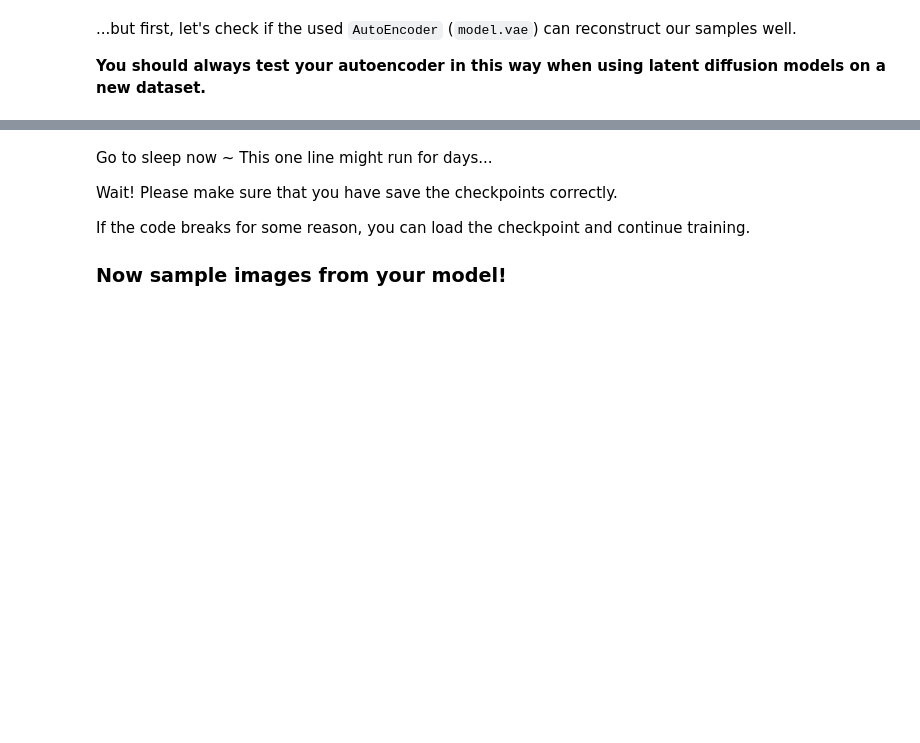
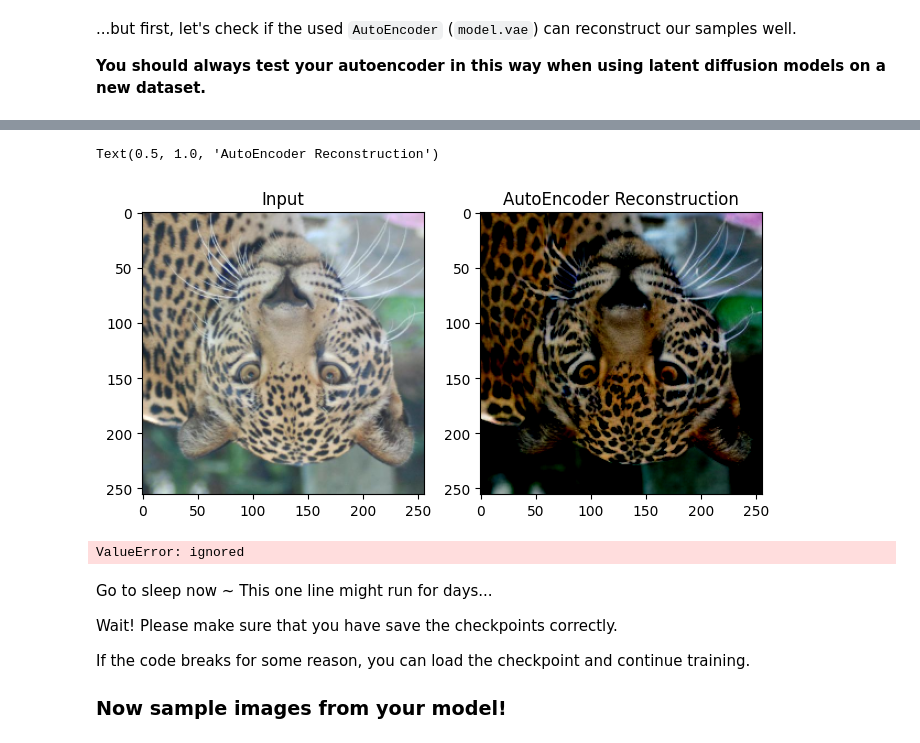
Before and after one commit to Tsingshanyuan/sast2023-cv, a Jupyter notebook: LatentDiffusion-colab.ipynb, the cells around one changed output, grey strips where cells are left out. Saved outputs shown, nothing was run; the diff lists cells and outputs as text; code cells hidden in the pictures; blank space fills up the shorter version.

```diff
--- a/LatentDiffusion-colab.ipynb
+++ b/LatentDiffusion-colab.ipynb
@@ -70,7 +52,7 @@ parser.add_argument("--save_freq", type=int, default=1, help="Save model every h
 parser.add_argument("--ddim_steps", type=int, default=50, help="DDIM timesteps")
 # TODO begin: Add arguments lr and batch_size. It's recommended to set default lr to 1e-4 and default batch_size to 8.
 parser.add_argument("--lr", type=float, default=1e-4, help="Learning rate")
-parser.add_argument("--batch_size", type=int, default=8, help="Batch size")
+parser.add_argument("--batch_size", type=int, default=16, help="Batch size")
 # TODO end
 args = parser.parse_args()
 seed_everything(args.seed)
@@ -161,13 +150,25 @@ img = train_dataset[0]
 # TODO begin: Show the example img and use vae to reconstruct it using matplotlib
 # Hint: plt.imshow
 # Challenge: What's the image shape here? Should you permute or unsqueeze it?
+# 图像的大小是 512x512 的 RGB 图像，则图像的形状应为 (3, 512, 512)。
+# 在使用 AutoEncoder 模型进行编码和解码时，我们需要将图像的形状从 (3, 512, 512)
+# 调整为 (1, 3, 512, 512)，以便将其传递给 AutoEncoder 模型。
+# 在显示图像时，由于 plt.imshow 方法期望的形状是 (H, W, C)，
+# 因此我们需要使用 permute 方法将图像的维度从 (1, 3, 512, 512) 调整为
+# (512, 512, 3)，以便将其传递给 plt.imshow 方法。
 plt.subplot(1,2,1)
 # Plot the original img here
+plt.imshow(img.permute(1,2,0))
 
 plt.title('Input')
 
 plt.subplot(1,2,2)
 # Plot the reconstructed img by `mode.vae` here
+with torch.no_grad():
+    z = model.vae.encode(model.input_T(img.unsqueeze(0)))
+    reconstructed_img = model.vae.decode(z)
+plt.imshow(reconstructed_img.squeeze().permute(1, 2, 0))
 
 plt.title('AutoEncoder Reconstruction')
 # TODO end
+# %% [output]
@@ -174,3 +176,5 @@ plt.title('AutoEncoder Reconstruction')
+Text(0.5, 1.0, 'AutoEncoder Reconstruction')
+[figure, added]
 # %%
 # Define the trainer using PyTorch Lightning
 from lightning.pytorch.callbacks import ModelCheckpoint
@@ -181,8 +185,13 @@ checkpoint_callback = ModelCheckpoint(dirpath=args.save_path, every_n_epochs=arg
 # You can check the pl.Trainer API here: https://lightning.ai/docs/pytorch/stable/common/trainer.html
 trainer = pl.Trainer(
     max_epochs = args.max_epochs,
-    callbacks = [EMA(0.9999), checkpoint_callback]
+    callbacks = [EMA(0.9999), checkpoint_callback],
+    # devices=1,
+    # accelerator="gpu",
+    # num_nodes=1
 )
+# %% [output]
+ValueError: ignored
 # %%
 # Easy to train the model in PyTorch Lightning in one line
 trainer.fit(model, train_dataloaders=train_dataloader, ckpt_path=args.ckpt_path if args.ckpt_path else None)
```
Also changed, not shown: parts of 4 cells of this notebook.
